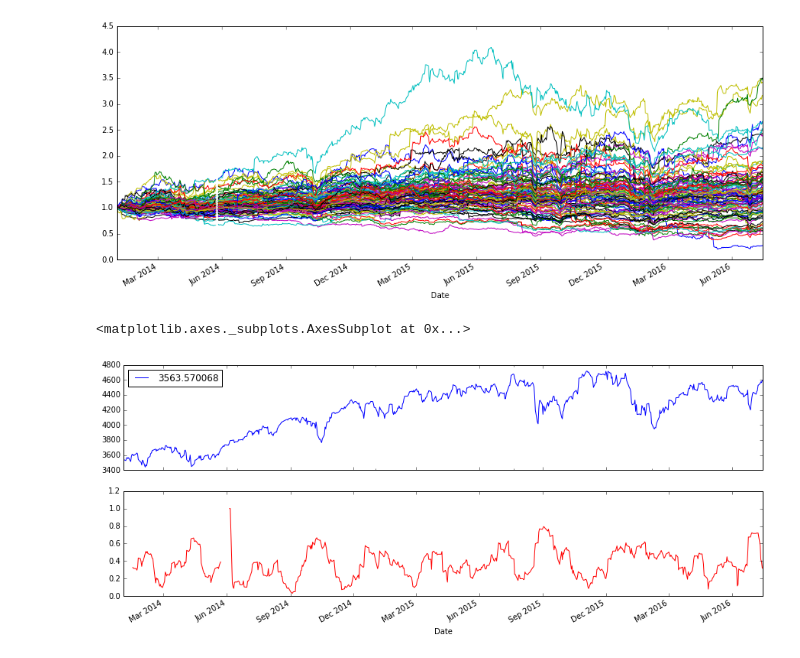
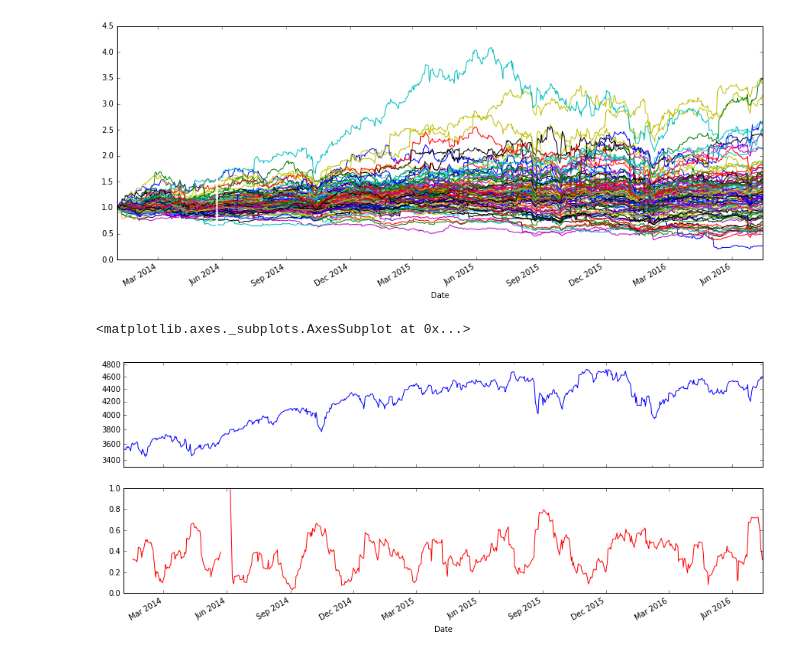
Before and after one commit to BertGit/outperformer, a Jupyter notebook: analyser.ipynb, the cells around one changed output. Cells and saved outputs as stored; diff of their text form; code cells hidden in the pictures.

Commit message:
Plot nasdaq on logarithmic scale

```diff
--- a/analyser.ipynb
+++ b/analyser.ipynb
@@ -28,8 +28,11 @@ log_returns = log_returns[1:] # First row is NaN otherwise
 mean_corr_coeffs = log_returns.rolling(window=10).corr(pairwise=True).mean().mean()
 # %%
 fig, axes = plt.subplots(nrows=2)
-ndx.plot(ax=axes[0])
-mean_corr_coeffs.plot(sharex=axes[0], style='r-')
+# Print nasdaq on logarithmic scale
+ndx.plot(ax=axes[0], logy=True, legend=False, yticks=range(3200,5000,200))
+axes[0].margins(y=0.1)
+axes[0].get_yaxis().set_major_formatter(matplotlib.ticker.ScalarFormatter())
+mean_corr_coeffs.plot(sharex=axes[0], ylim=(0,1), style='r-')
 # %% [output]
 <matplotlib.axes._subplots.AxesSubplot at 0x...>
-[figure, old version]
+[figure, new version]
```
